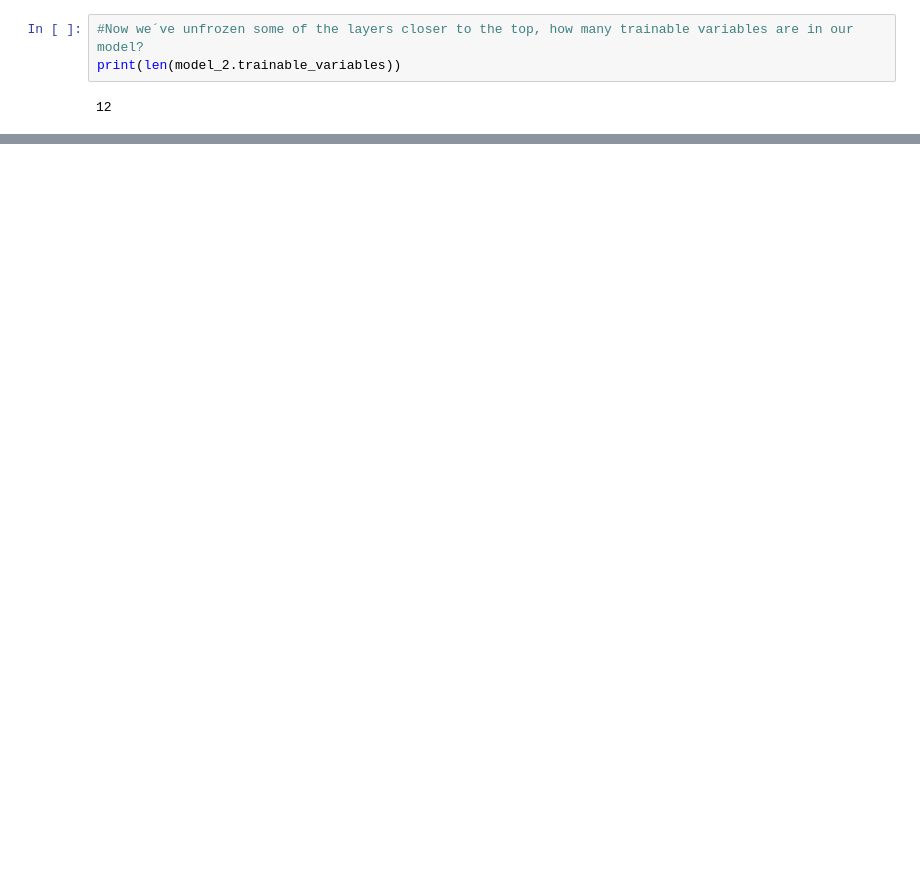
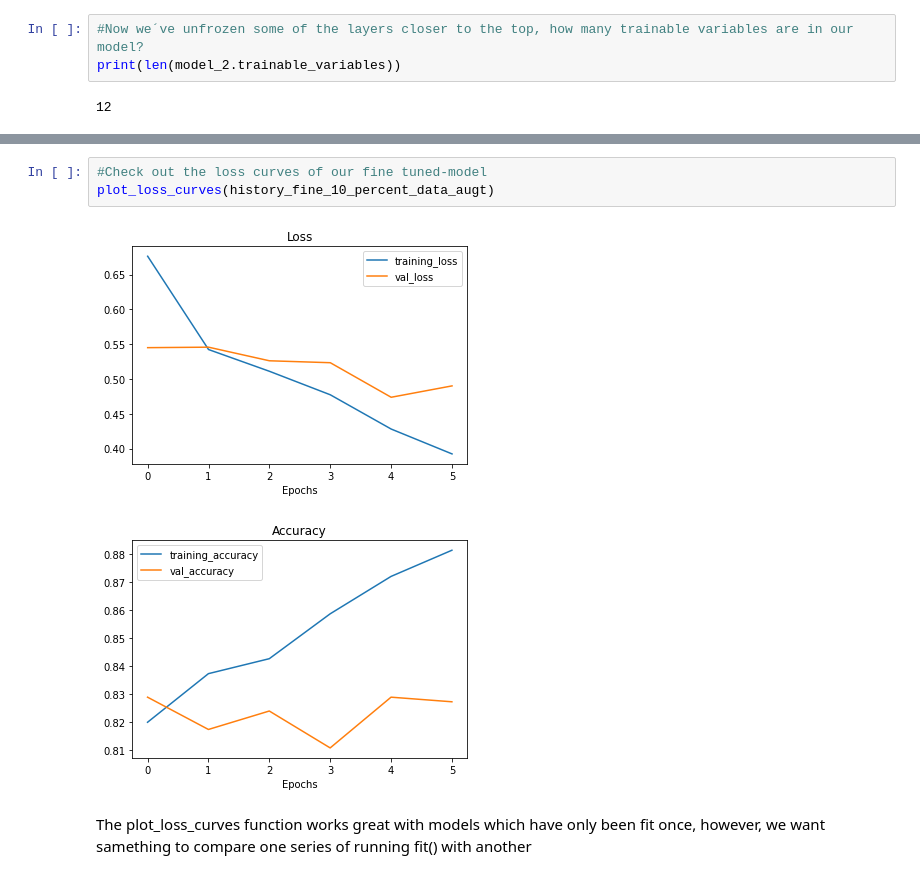
Before and after one commit to schauppi/Udemy_TensorFlow_Developer, a Jupyter notebook: Abschnitt_6_Transfer_Learning/05_transfer_learning_in_tensorflow_part_2_fine_tuning.ipynb, the cells around one changed output, grey strips where cells are left out. Drawn from its saved outputs; the diff is of its cells as text; blank space fills up the shorter version.

```diff
--- a/Abschnitt_6_Transfer_Learning/05_transfer_learning_in_tensorflow_part_2_fine_tuning.ipynb
+++ b/Abschnitt_6_Transfer_Learning/05_transfer_learning_in_tensorflow_part_2_fine_tuning.ipynb
@@ -818,0 +819,8 @@ results_fine_tune_10_percent = model_2.evaluate(test_data)
+# %%
+#Check out the loss curves of our fine tuned-model
+plot_loss_curves(history_fine_10_percent_data_augt)
+# %% [output]
+[figure, added]
+[figure, added]
+# %% [markdown]
+The plot_loss_curves function works great with models which have only been fit once, however, we want samething to compare one series of running fit() with another
```
Also changed, not shown: parts of 48 cells of this notebook.
